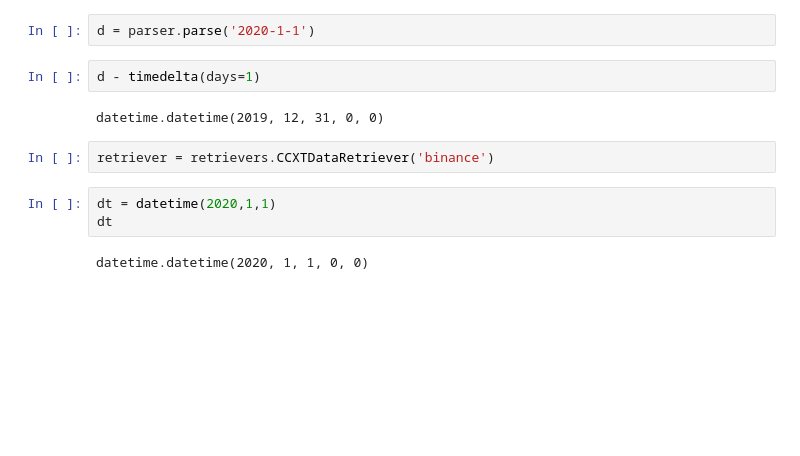
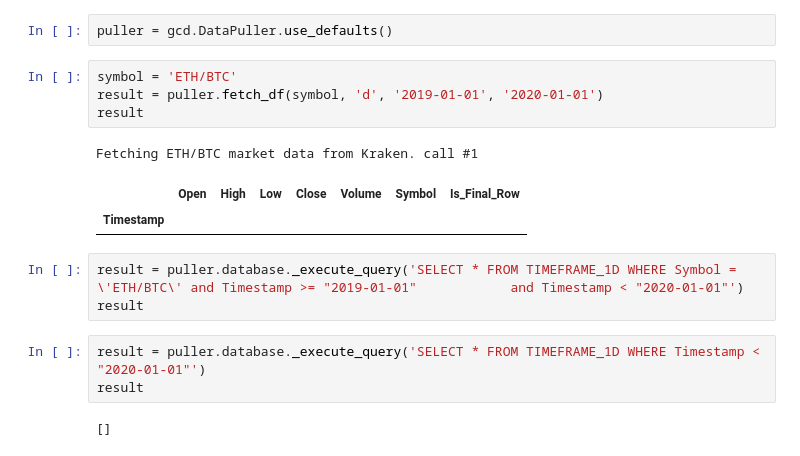
Before and after one commit to avepus/crypto-model, a Jupyter notebook: notebooks/building data retrieval.ipynb, the cells around one changed output. Cells and saved outputs as stored; diff of their text form; blank space fills up the shorter version.

```diff
--- a/notebooks/building data retrieval.ipynb
+++ b/notebooks/building data retrieval.ipynb
@@ -11,16 +12,21 @@ from dateutil import parser
-# %%
-d = parser.parse('2020-1-1')
-# %%
-d - timedelta(days=1)
-# %% [output]
-datetime.datetime(2019, 12, 31, 0, 0)
-# %%
-retriever = retrievers.CCXTDataRetriever('binance')
-# %%
-dt = datetime(2020,1,1)
-dt
-# %% [output]
-datetime.datetime(2020, 1, 1, 0, 0)
+# %%
+puller = gcd.DataPuller.use_defaults()
+# %%
+symbol = 'ETH/BTC'
+result = puller.fetch_df(symbol, 'd', '2019-01-01', '2020-01-01')
+result
+# %% [output]
+Fetching ETH/BTC market data from Kraken. call #1
+|  | Open | High | Low | Close | Volume | Symbol | Is_Final_Row |
+| Timestamp |  |  |  |  |  |  |  |
+# %%
+result = puller.database._execute_query('SELECT * FROM TIMEFRAME_1D WHERE Symbol = \'ETH/BTC\' and Timestamp >= "2019-01-01"            and Timestamp < "2020-01-01"')
+result
+# %%
+result = puller.database._execute_query('SELECT * FROM TIMEFRAME_1D WHERE Timestamp < "2020-01-01"')
+result
+# %% [output]
+[]
 # %%
 puller = gcd.DataPuller.use_defaults()
 symbol = 'ETH/BTC'
```
Also changed, not shown: parts of 12 cells of this notebook, 14 other files.
